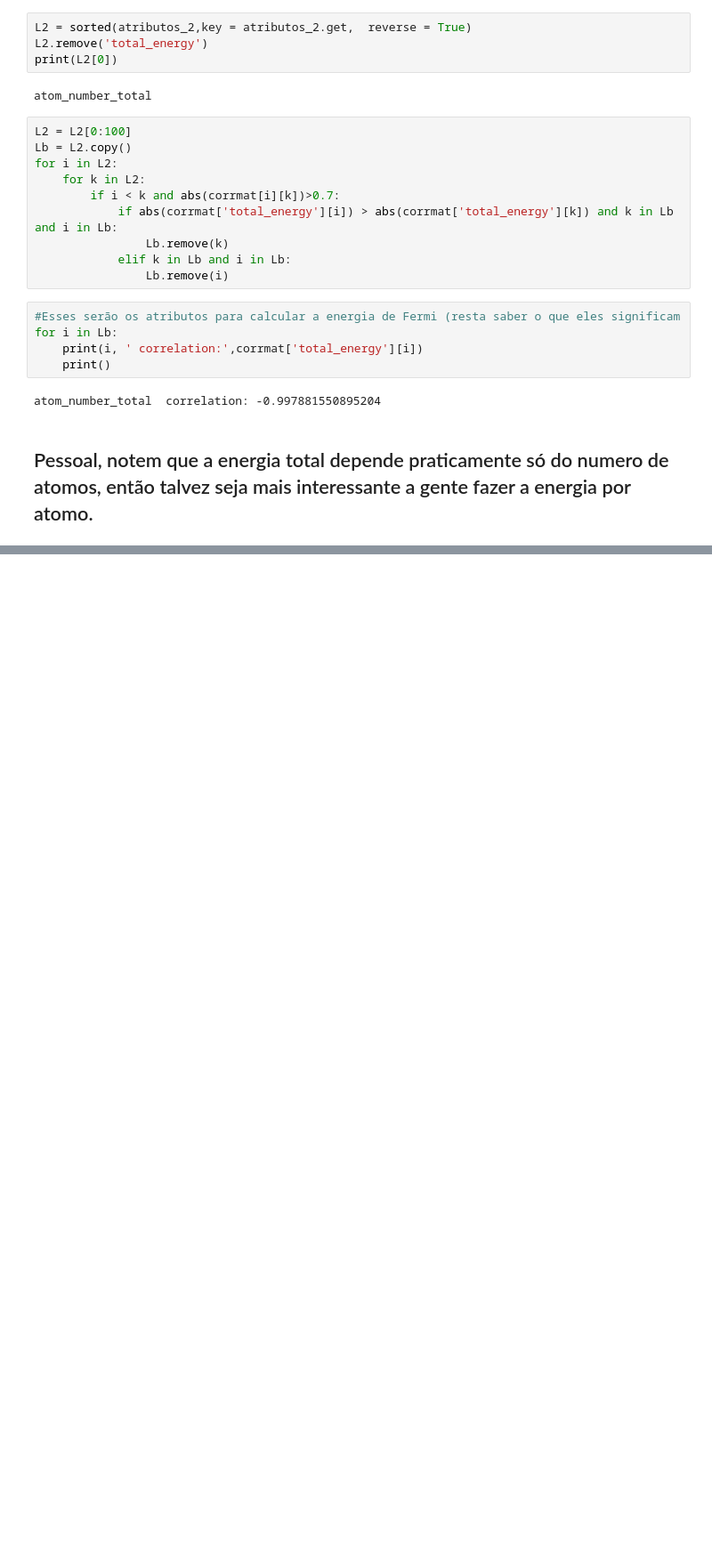
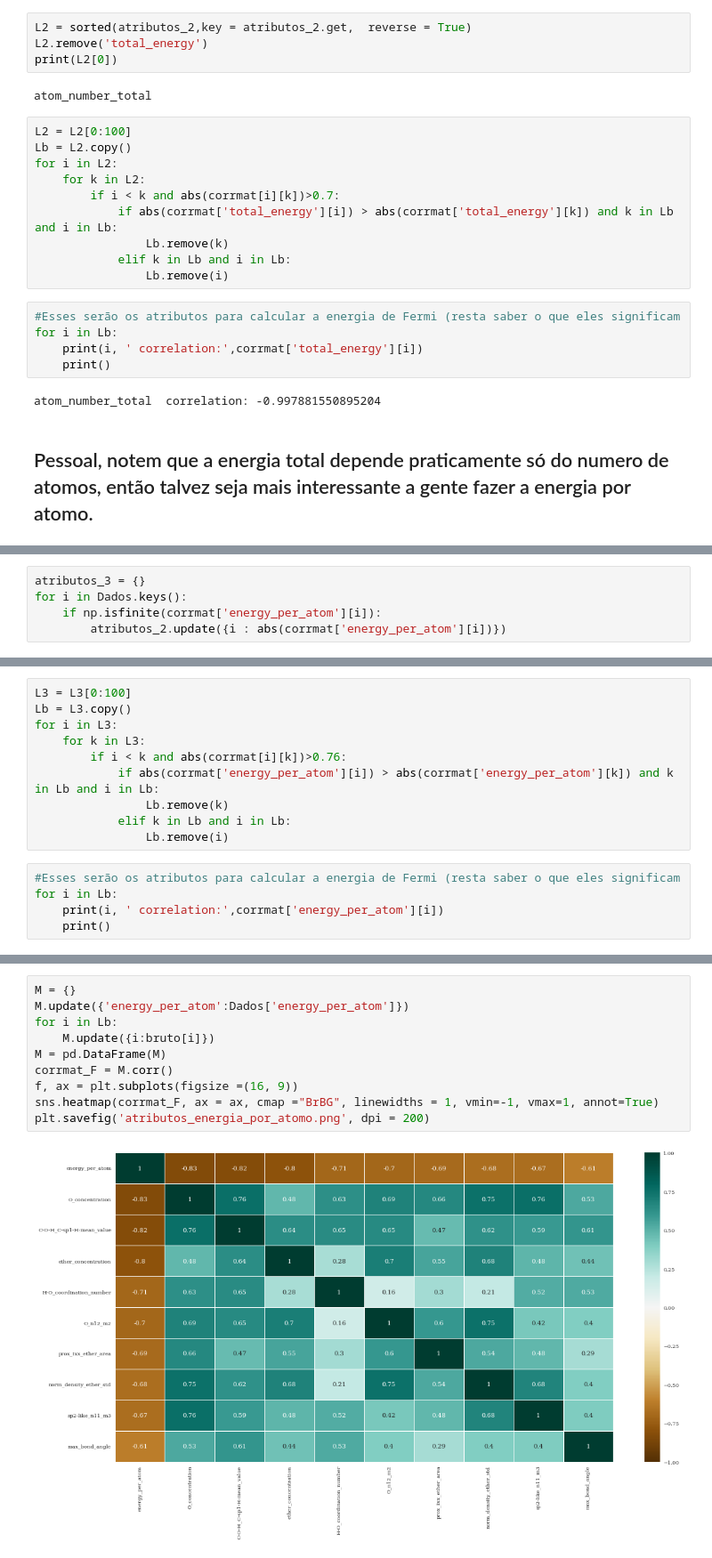
Before and after one commit to Karl-Marcos/ML-2022-DIMP, a Jupyter notebook: Dados.ipynb, the cells around one changed output, grey strips where cells are left out. Shown at 89% size. Saved outputs shown, nothing was run; the diff lists cells and outputs as text; blank space fills up the shorter version.

```diff
--- a/Dados.ipynb
+++ b/Dados.ipynb
@@ -303,0 +324,5 @@ atom_number_total  correlation: -0.997881550895204
+# %%
+atributos_3 = {}
+for i in Dados.keys():
+    if np.isfinite(corrmat['energy_per_atom'][i]):
+        atributos_2.update({i : abs(corrmat['energy_per_atom'][i])})
@@ -303,0 +336,15 @@ atom_number_total  correlation: -0.997881550895204
+# %%
+L3 = L3[0:100]
+Lb = L3.copy()
+for i in L3:
+    for k in L3:
+        if i < k and abs(corrmat[i][k])>0.76:
+            if abs(corrmat['energy_per_atom'][i]) > abs(corrmat['energy_per_atom'][k]) and k in Lb and i in Lb:
+                Lb.remove(k)
+            elif k in Lb and i in Lb:
+                Lb.remove(i)
+# %%
+#Esses serão os atributos para calcular a energia de Fermi (resta saber o que eles significam
+for i in Lb:
+    print(i, ' correlation:',corrmat['energy_per_atom'][i])
+    print()
@@ -303,0 +369,12 @@ atom_number_total  correlation: -0.997881550895204
+# %%
+M = {}
+M.update({'energy_per_atom':Dados['energy_per_atom']})
+for i in Lb:
+    M.update({i:bruto[i]})
+M = pd.DataFrame(M)
+corrmat_F = M.corr()
+f, ax = plt.subplots(figsize =(16, 9))
+sns.heatmap(corrmat_F, ax = ax, cmap ="BrBG", linewidths = 1, vmin=-1, vmax=1, annot=True)
+plt.savefig('atributos_energia_por_atomo.png', dpi = 200)
+# %% [output]
+[figure, added]
```
Also changed, not shown: parts of 7 cells of this notebook, 2 other files.
